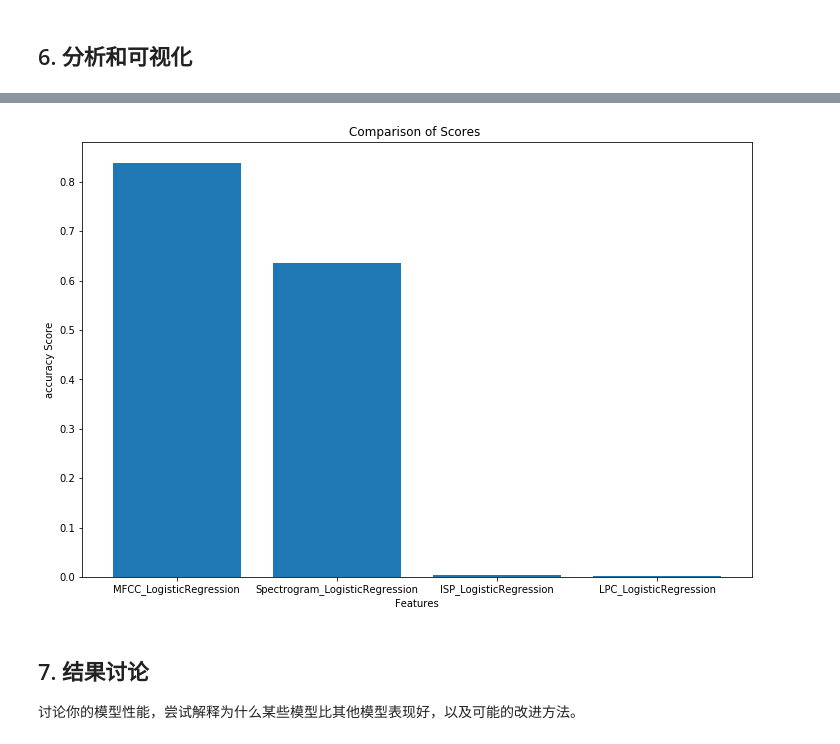
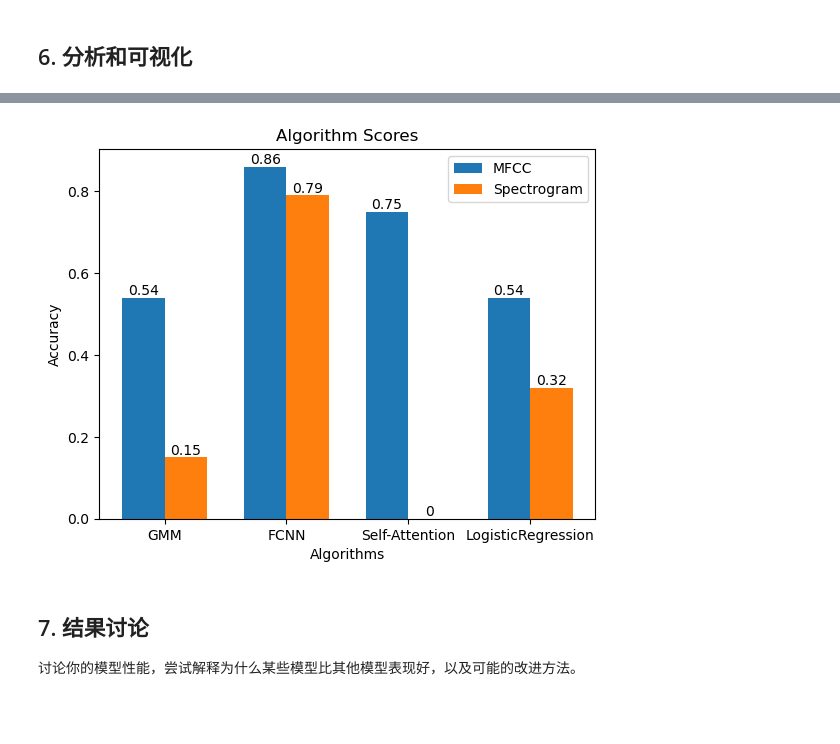
Before and after one commit to xubinrui/ASR-group, a Jupyter notebook: experiment_2/experiment_2.ipynb, the cells around one changed output, grey strips where cells are left out. Saved outputs shown, nothing was run; the diff lists cells and outputs as text; code cells hidden in the pictures; blank space fills up the shorter version.

```diff
--- a/experiment_2/experiment_2.ipynb
+++ b/experiment_2/experiment_2.ipynb
@@ -364,15 +367,12 @@ def predict(test_datas, models):
 
 # 进行预测
 print("正在进行预测...")
-test_predictions_mfcc = predict(test_mfcc, gmm_models_mfcc)
-# test_predictions_spectrogram = predict(test_spectrogram_padded, gmm_models_spectrogram)
+test_predictions_mfcc = predict(test_mfcc_0, gmm_models_mfcc)
 print("预测完成!")
 
 # 计算准确率
 accuracy_gmm_mfcc = accuracy_score(test_labels, test_predictions_mfcc)
-# accuracy_spectrogram = accuracy_score(test_labels, test_predictions_spectrogram)
 print(f"准确率: {accuracy_gmm_mfcc:.2f}")
-# print(f"准确率: {accuracy_spectrogram:.2f}")
 # %% [output]
 正在进行预测...
 预测完成!
@@ -593,0 +716,11 @@ Accuracy of the model on the test set: 75.22%
+# %%
+#初始化模型
+LogisticRegression_classifier_spectrogram = LogisticRegression(multi_class='multinomial', solver='lbfgs')
+#模型训练
+LogisticRegression_classifier_spectrogram.fit(train_spectrogram , train_labels)
+#预测
+predictions_spectrogram = LogisticRegression_classifier_spectrogram.predict(test_spectrogram)
+#测试性能
+accuracy_LogisticRegression_spectrogram = accuracy_score(test_labels, predictions_spectrogram)
+
+print("准确率：", accuracy_LogisticRegression_spectrogram)
@@ -792,19 +821,48 @@ plt.show()
-# %%
-## 请使用matplotlib等可视化库对你的实验结果进行可视化分析。
-## 包括但不限于准确率的对比、错误分类的分析、特征的影响等。
-import matplotlib.pyplot as plt
-# 定义特征和轮廓系数
-features = ['MFCC_LogisticRegression', 'Spectrogram_LogisticRegression','lSP_LogisticRegression','LPC_LogisticRegression']
-scores = [accuracy_mfcc_LogisticRegression, accuracy_spectrogram_LogisticRegression,accuracy_lsp_LogisticRegression,accuracy_lpc_LogisticRegression]
-plt.figure(figsize=(12, 8))
-# 绘制柱状图
-plt.bar(features, scores)
-plt.xlabel('Features')
-plt.ylabel('accuracy Score')
-plt.title('Comparison of Scores ')
-plt.show()
-# %% [output]
-[figure, removed]
+# %%
+## 请使用matplotlib等可视化库对你的实验结果进行可视化分析。
+## 包括但不限于准确率的对比、错误分类的分析、特征的影响等。
+accuracy_selfattention_spectrogram=0
+
+features = ['MFCC', 'Spectrogram']
+scores = {'GMM':[round(accuracy_gmm_mfcc,2),round(accuracy_gmm_spectrogram,2)],
+          'FCNN':[round(accuracy_FCNN_mfcc,2),round(accuracy_FCNN_spectrogram,2)],
+          'Self-Attention':[round(accuracy_selfattention_mfcc,2),round(accuracy_selfattention_spectrogram,2)],
+          'LogisticRegression':[round(accuracy_LogisticRegression_mfcc,2),round(accuracy_LogisticRegression_spectrogram,2)]}
+
+# 提取算法名称和分数
+algorithms = list(scores.keys())
+mfcc_scores = [score[0] for score in scores.values()]
+spectrogram_scores = [score[1] for score in scores.values()]
+
+# 设置柱状图的位置和宽度
+bar_width = 0.35
+index = np.arange(len(algorithms))
+
+# 绘制MFCC分数柱状图
+plt.bar(index, mfcc_scores, bar_width, label='MFCC')
+# 绘制Spectrogram分数柱状图
+plt.bar(index + bar_width, spectrogram_scores, bar_width, label='Spectrogram')
+
+# 在每个柱状图上添加数字标签
+for i in range(len(algorithms)):
+    plt.text(index[i], mfcc_scores[i], str(mfcc_scores[i]), ha='center', va='bottom')
+    plt.text(index[i] + bar_width, spectrogram_scores[i], str(spectrogram_scores[i]), ha='center', va='bottom')
+
+# 设置图表标题和标签
+plt.title('Algorithm Scores')
+plt.xlabel('Algorithms')
+plt.ylabel('Accuracy')
+
+# 设置x轴刻度标签
+plt.xticks(index + bar_width/2, algorithms)
+
+# 添加图例
+plt.legend()
+
+# 显示图表
+plt.show()
+# %% [output]
+[figure, added]
 # %% [markdown]
 ## 7. 结果讨论
 讨论你的模型性能，尝试解释为什么某些模型比其他模型表现好，以及可能的改进方法。
```
Also changed, not shown: parts of 34 cells of this notebook.
